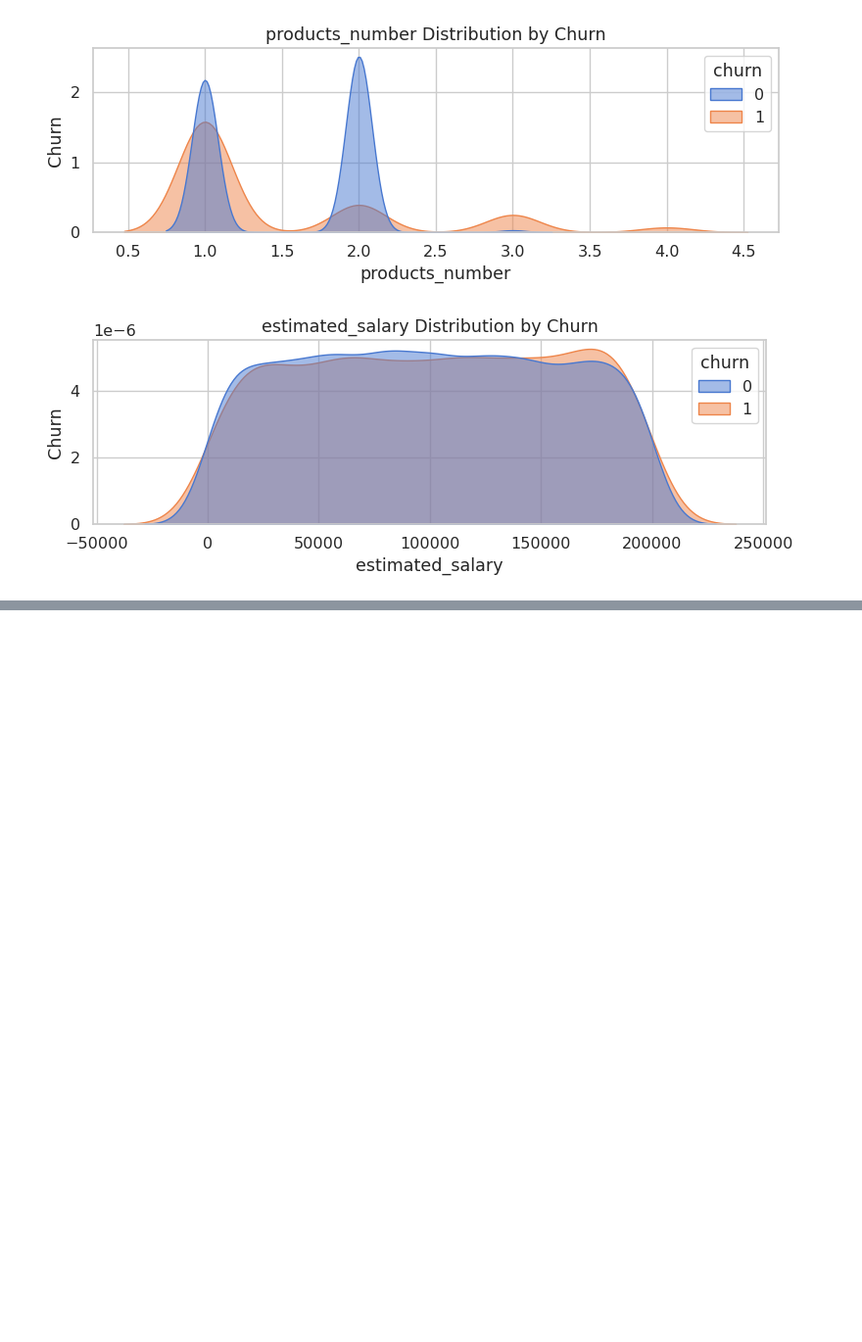
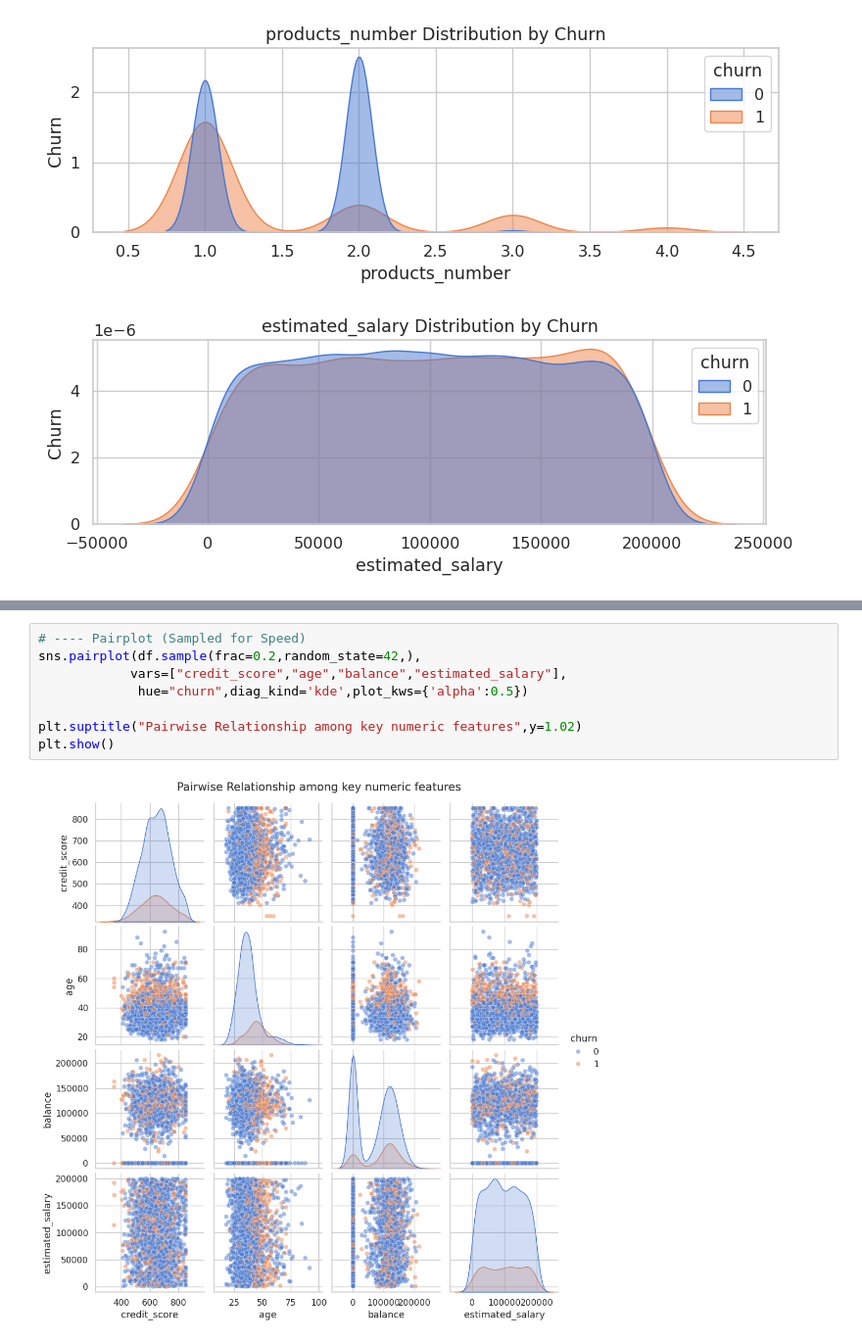
Before and after one commit to mmiskatul/Customer-Churn-prediction, a Jupyter notebook: Analysic-data.ipynb, the cells around one changed output, grey strips where cells are left out. Shown at 98% size. Drawn from its saved outputs; the diff is of its cells as text; blank space fills up the shorter version.

Commit message:
Pairwise Relationship among key numeric features

```diff
--- a/Analysic-data.ipynb
+++ b/Analysic-data.ipynb
@@ -139,0 +147,10 @@ for col in num_cols:
+# %%
+# ---- Pairplot (Sampled for Speed)
+sns.pairplot(df.sample(frac=0.2,random_state=42,),
+            vars=["credit_score","age","balance","estimated_salary"],
+             hue="churn",diag_kind='kde',plot_kws={'alpha':0.5})
+
+plt.suptitle("Pairwise Relationship among key numeric features",y=1.02)
+plt.show()
+# %% [output]
+[figure, added]
```
Also changed, not shown: parts of 1 cell of this notebook.
